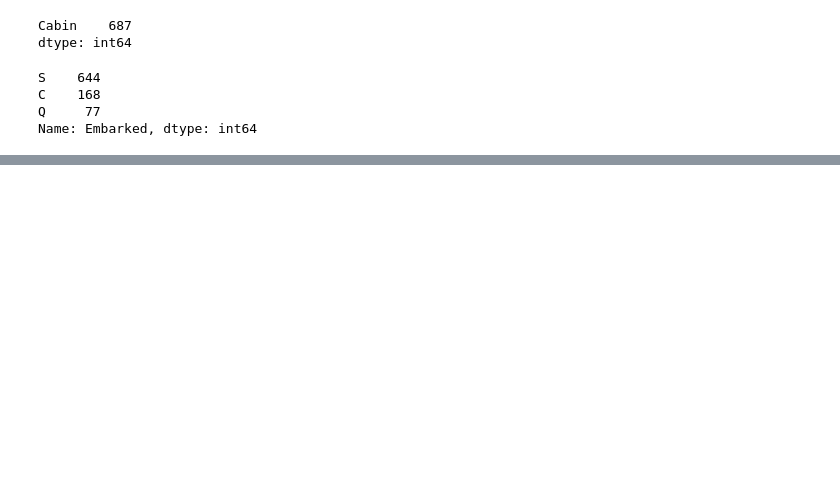
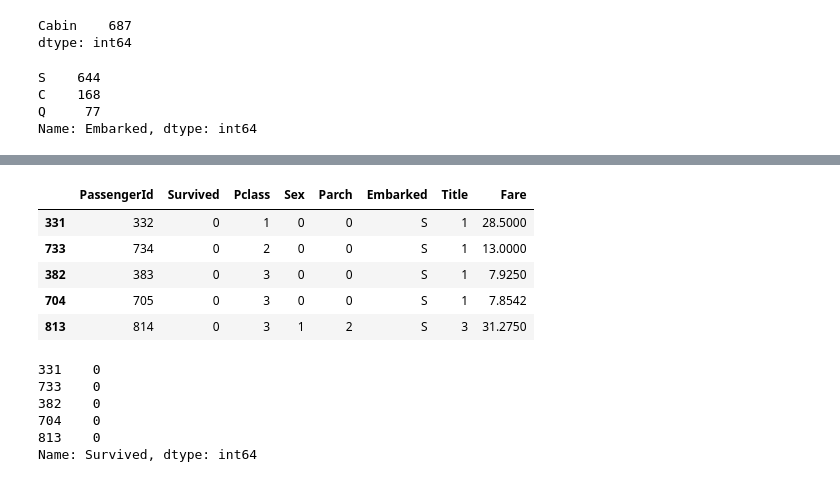
Before and after one commit to innovator-arjun/Titanic-Survival-Prediction, a Jupyter notebook: Updated Titanic Survival.ipynb, the cells around one changed output, grey strips where cells are left out. Drawn from its saved outputs; the diff is of its cells as text; code cells hidden in the pictures; blank space fills up the shorter version.

```diff
--- a/Updated Titanic Survival.ipynb
+++ b/Updated Titanic Survival.ipynb
@@ -243,0 +249,25 @@ train.head()
+# %%
+features=['PassengerId','Survived','Pclass','Sex','Parch','Embarked','Title','Fare']
+# %%
+y=train['Survived'].copy()
+X=train[features].copy()
+x_train,x_test,y_train,y_test=train_test_split(X,y,test_size=0.20,random_state=42)
+# %%
+df_train=x_train
+df_train.head()
+# %% [output]
+|  | PassengerId | Survived | Pclass | Sex | Parch | Embarked | Title | Fare |
+| 331 | 332 | 0 | 1 | 0 | 0 | S | 1 | 28.5000 |
+| 733 | 734 | 0 | 2 | 0 | 0 | S | 1 | 13.0000 |
+| 382 | 383 | 0 | 3 | 0 | 0 | S | 1 | 7.9250 |
+| 704 | 705 | 0 | 3 | 0 | 0 | S | 1 | 7.8542 |
+| 813 | 814 | 0 | 3 | 1 | 2 | S | 3 | 31.2750 |
+# %%
+y_train.head()
+# %% [output]
+331    0
+733    0
+382    0
+704    0
+813    0
+Name: Survived, dtype: int64
```
Also changed, not shown: parts of 5 cells of this notebook.
